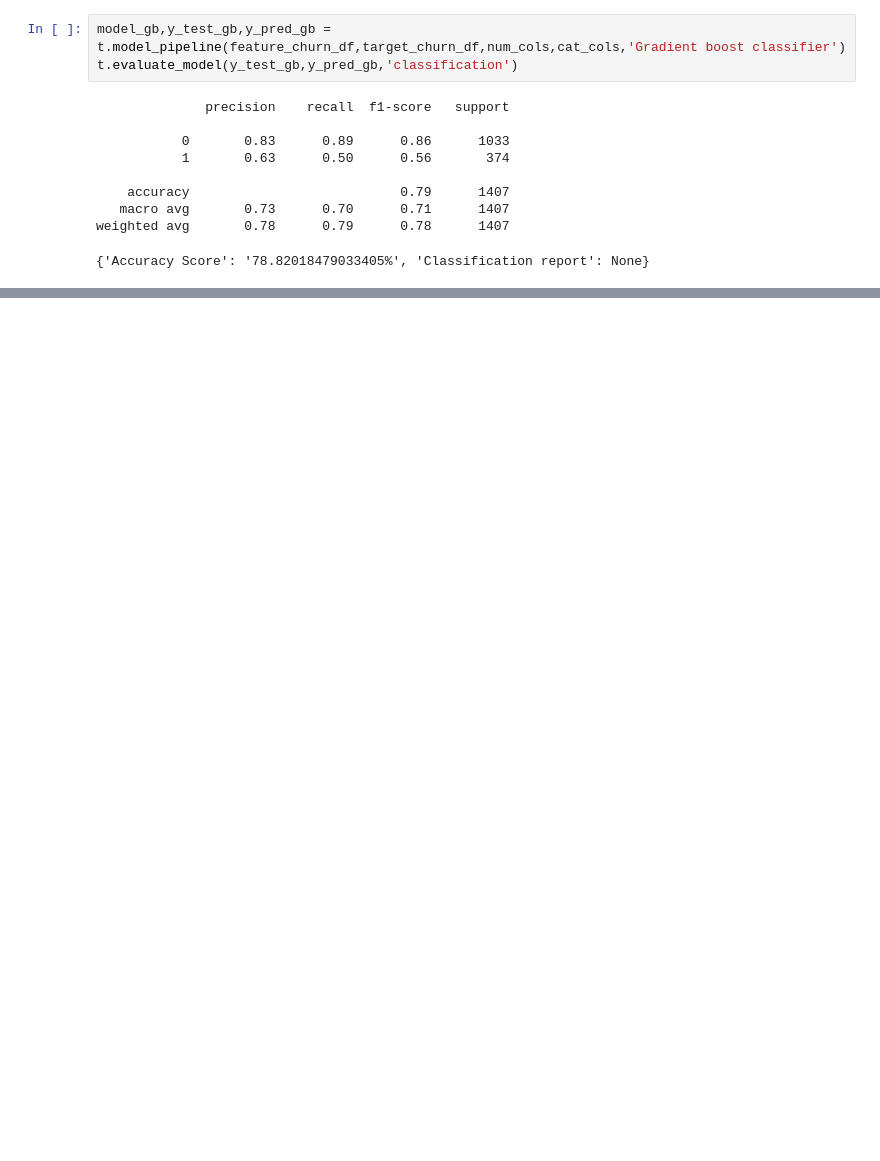
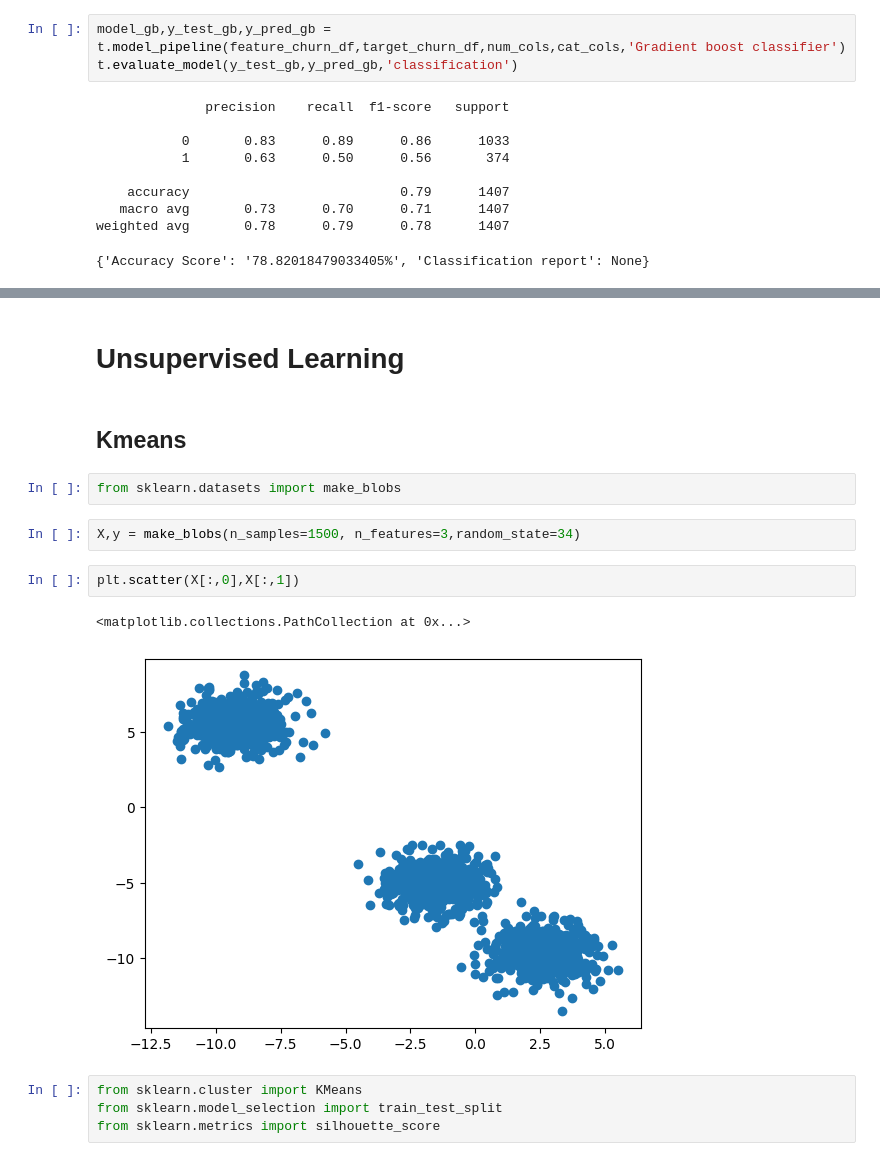
Before and after one commit to yash0304/ML, a Jupyter notebook: All Codes/ML/main.ipynb, the cells around one changed output, grey strips where cells are left out. Saved outputs shown, nothing was run; the diff lists cells and outputs as text; blank space fills up the shorter version.

Commit message:
added Feature engineering workbook as FE_main.ipynb and added unsupervised ML algorithms

```diff
--- a/All Codes/ML/main.ipynb
+++ b/All Codes/ML/main.ipynb
@@ -242,0 +258,17 @@ t.evaluate_model(y_test_x,y_pred_x,'classification')
+# %% [markdown]
+# Unsupervised Learning
+# %% [markdown]
+## Kmeans
+# %%
+from sklearn.datasets import make_blobs
+# %%
+X,y = make_blobs(n_samples=1500, n_features=3,random_state=34)
+# %%
+plt.scatter(X[:,0],X[:,1])
+# %% [output]
+<matplotlib.collections.PathCollection at 0x...>
+[figure, added]
+# %%
+from sklearn.cluster import KMeans
+from sklearn.model_selection import train_test_split
+from sklearn.metrics import silhouette_score
```
Also changed, not shown: parts of 43 cells of this notebook, 4 other files.
